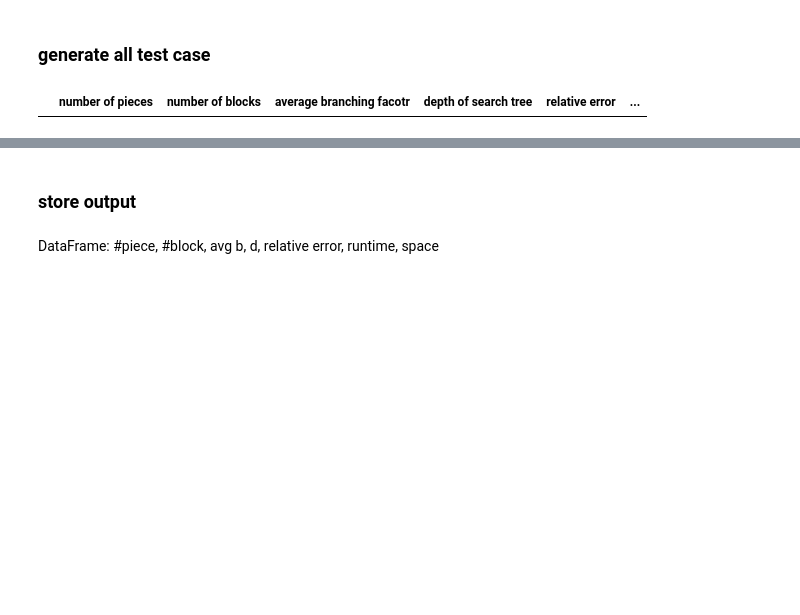
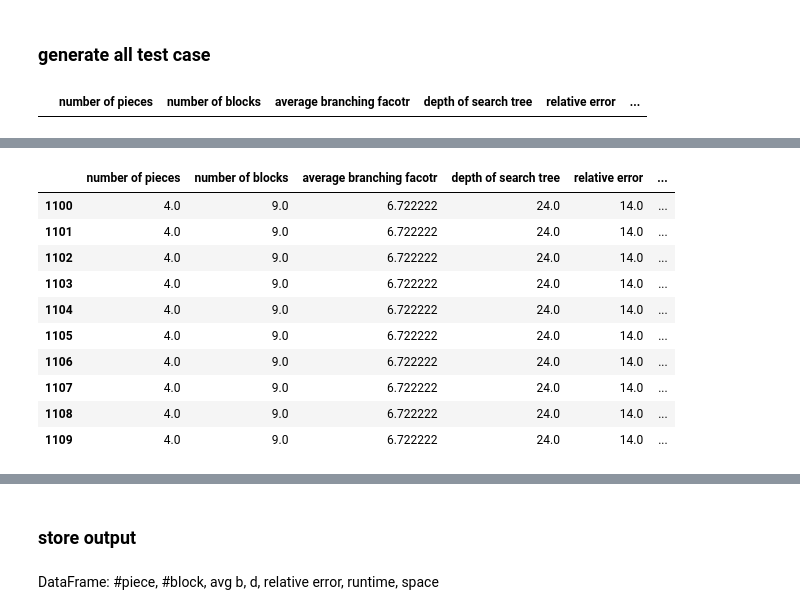
Before and after one commit to yangxvlin/Board-Game-Chexer-AI, a Jupyter notebook: project1/report.ipynb, the cells around one changed output, grey strips where cells are left out. Saved outputs shown, nothing was run; the diff lists cells and outputs as text; code cells hidden in the pictures; blank space fills up the shorter version.

```diff
--- a/project1/report.ipynb
+++ b/project1/report.ipynb
@@ -232,0 +252,14 @@ FileNotFoundError: [Errno 2] No such file or directory: 'output.txt'
+# %%
+df.tail(10)
+# %% [output]
+|  | number of pieces | number of blocks | average branching facotr | depth of search tree | relative error | ... |
+| 1100 | 4.0 | 9.0 | 6.722222 | 24.0 | 14.0 | ... |
+| 1101 | 4.0 | 9.0 | 6.722222 | 24.0 | 14.0 | ... |
+| 1102 | 4.0 | 9.0 | 6.722222 | 24.0 | 14.0 | ... |
+| 1103 | 4.0 | 9.0 | 6.722222 | 24.0 | 14.0 | ... |
+| 1104 | 4.0 | 9.0 | 6.722222 | 24.0 | 14.0 | ... |
+| 1105 | 4.0 | 9.0 | 6.722222 | 24.0 | 14.0 | ... |
+| 1106 | 4.0 | 9.0 | 6.722222 | 24.0 | 14.0 | ... |
+| 1107 | 4.0 | 9.0 | 6.722222 | 24.0 | 14.0 | ... |
+| 1108 | 4.0 | 9.0 | 6.722222 | 24.0 | 14.0 | ... |
+| 1109 | 4.0 | 9.0 | 6.722222 | 24.0 | 14.0 | ... |
```
Also changed, not shown: parts of 3 cells of this notebook.
